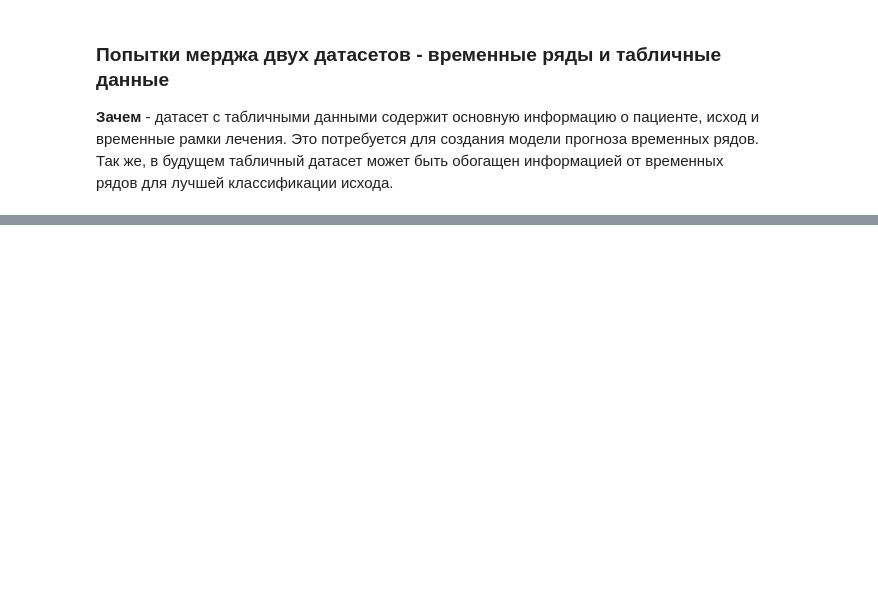
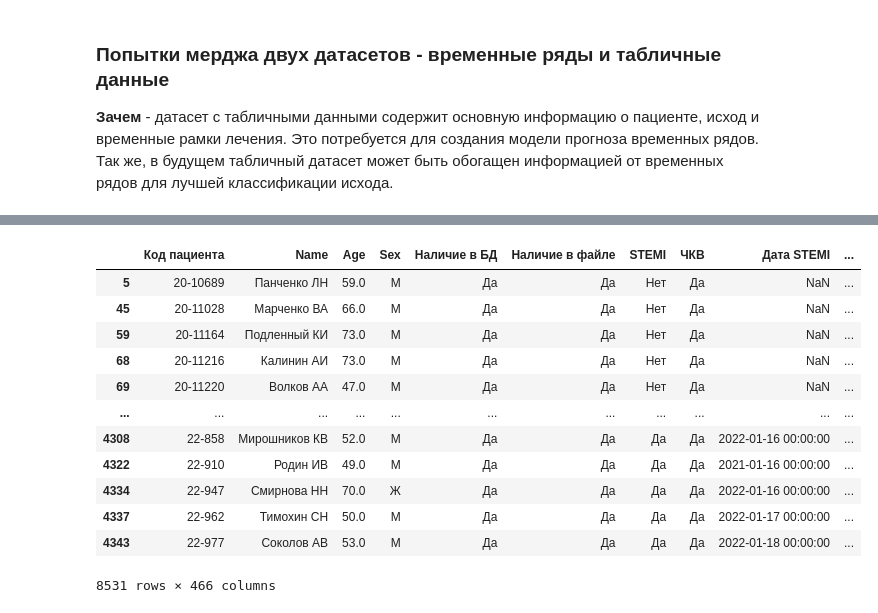
Before and after one commit to aaddssww156/phd, a Jupyter notebook: notebooks/time_series/experiments/test_merge_data.ipynb, the cells around one changed output, grey strips where cells are left out. Saved outputs shown, nothing was run; the diff lists cells and outputs as text; code cells hidden in the pictures; blank space fills up the shorter version.

```diff
--- a/notebooks/time_series/experiments/test_merge_data.ipynb
+++ b/notebooks/time_series/experiments/test_merge_data.ipynb
@@ -97,0 +228,20 @@ memory usage: 272.5+ KB
+# %%
+mergerd_df["дата выписки"] = pd.to_datetime(mergerd_df["дата выписки"], errors='coerce')
+mergerd_df["дата поступления"] = pd.to_datetime(mergerd_df["дата поступления"], errors='coerce')
+mergerd_df = mergerd_df.sort_values("дата поступления")
+# %%
+mergerd_df
+# %% [output]
+|  | Код пациента | Name | Age | Sex | Наличие в БД | Наличие в файле | STEMI | ЧКВ | Дата STEMI | ... |
+| 5 | 20-10689 | Панченко ЛН | 59.0 | М | Да | Да | Нет | Да | NaN | ... |
+| 45 | 20-11028 | Марченко ВА | 66.0 | М | Да | Да | Нет | Да | NaN | ... |
+| 59 | 20-11164 | Подленный КИ | 73.0 | М | Да | Да | Нет | Да | NaN | ... |
+| 68 | 20-11216 | Калинин АИ | 73.0 | М | Да | Да | Нет | Да | NaN | ... |
+| 69 | 20-11220 | Волков АА | 47.0 | М | Да | Да | Нет | Да | NaN | ... |
+| ... | ... | ... | ... | ... | ... | ... | ... | ... | ... | ... |
+| 4308 | 22-858 | Мирошников КВ | 52.0 | М | Да | Да | Да | Да | 2022-01-16 00:00:00 | ... |
+| 4322 | 22-910 | Родин ИВ | 49.0 | М | Да | Да | Да | Да | 2021-01-16 00:00:00 | ... |
+| 4334 | 22-947 | Смирнова НН | 70.0 | Ж | Да | Да | Да | Да | 2022-01-16 00:00:00 | ... |
+| 4337 | 22-962 | Тимохин СН | 50.0 | М | Да | Да | Да | Да | 2022-01-17 00:00:00 | ... |
+| 4343 | 22-977 | Соколов АВ | 53.0 | М | Да | Да | Да | Да | 2022-01-18 00:00:00 | ... |
+8531 rows × 466 columns
```
Also changed, not shown: parts of 38 cells of this notebook, 2 other files.
